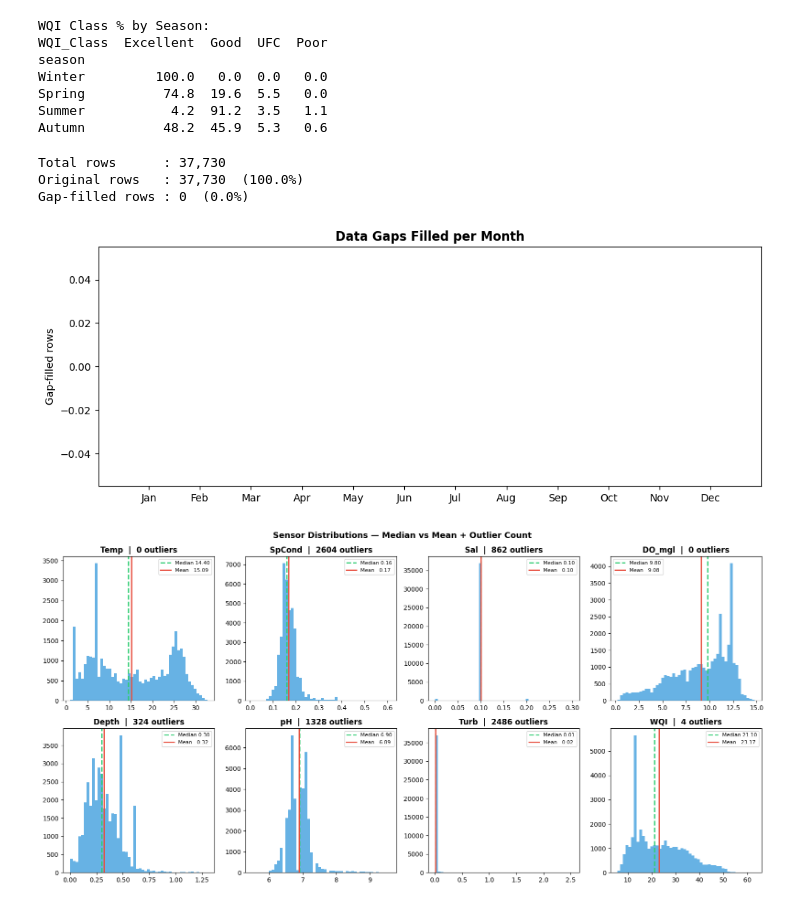
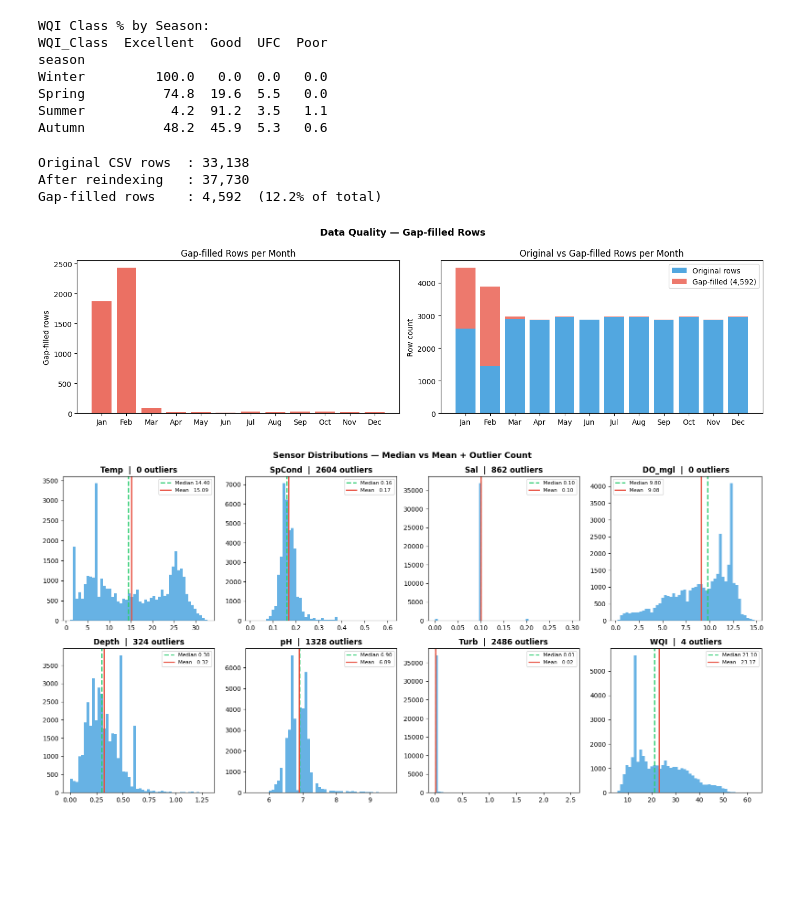
Before and after one commit to Atharva-Shinde-95/EDA_active, a Jupyter notebook: e_wqi.ipynb, the cells around one changed output. Cells and saved outputs as stored; diff of their text form; code cells hidden in the pictures; blank space fills up the shorter version.

```diff
--- a/e_wqi.ipynb
+++ b/e_wqi.ipynb
@@ -215,35 +208,57 @@ Spring          74.8  19.6  5.5   0.0
 Summer           4.2  91.2  3.5   1.1
 Autumn          48.2  45.9  5.3   0.6
 # %%
-#   "12.2% of timestamps had missing sensor data.
-#    We filled them with forward-fill and flagged each row so the model knows."
+#   "The original CSV had 33,138 rows. After reindexing to strict 30-min steps
+#    we got 37,730 rows — meaning 4,592 timestamps were missing and gap-filled."
 
-imp_cols      = [c for c in df.columns if 'was_imputed' in c]
-df['any_gap'] = df[imp_cols].any(axis=1)
+original_rows  = 33138   # rows in DS_DF_WQI_Train.csv
+reindexed_rows = len(df) # rows after asfreq('30min')
+gap_filled     = reindexed_rows - original_rows
 
-total    = len(df)
-imputed  = int(df['any_gap'].sum())
-original = total - imputed
+print(f'Original CSV rows  : {original_rows:,}')
+print(f'After reindexing   : {reindexed_rows:,}')
+print(f'Gap-filled rows    : {gap_filled:,}  ({100*gap_filled/reindexed_rows:.1f}% of total)')
 
-print(f'Total rows      : {total:,}')
-print(f'Original rows   : {original:,}  ({100*original/total:.1f}%)')
-print(f'Gap-filled rows : {imputed:,}  ({100*imputed/total:.1f}%)')
+# Show the gap visually — compare original data count per month vs expected
+df['month'] = df.index.month
+actual_per_month   = df.groupby('month').size()
+# Expected = 30-min steps per month (approx), actual readings from original file
+original_df        = pd.read_csv('DS_DF_WQI_Train.csv', index_col=0, parse_dates=True)
+original_df['month'] = original_df.index.month
+original_per_month = original_df.groupby('month').size()
+gap_per_month      = actual_per_month - original_per_month
 
-monthly_gaps = df.groupby('month')['any_gap'].sum()
+fig, axes = plt.subplots(1, 2, figsize=(14, 4))
+fig.suptitle('Data Quality — Gap-filled Rows', fontsize=13, fontweight='bold')
 
-fig, ax = plt.subplots(figsize=(10, 4))
-ax.bar(monthly_gaps.index, monthly_gaps.values, color='#e74c3c', alpha=0.75)
+# Left: bar showing gap count per month
+ax = axes[0]
+ax.bar(gap_per_month.index, gap_per_month.values, color='#e74c3c', alpha=0.8)
 ax.set_xticks(range(1, 13))
 ax.set_xticklabels(MONTH_LABELS)
 ax.set_ylabel('Gap-filled rows')
-ax.set_title('Data Gaps Filled per Month', fontweight='bold')
+ax.set_title('Gap-filled Rows per Month')
+
+# Right: stacked bar — original vs gap-filled per month
+ax2 = axes[1]
+ax2.bar(original_per_month.index, original_per_month.values,
+        color='#3498db', alpha=0.85, label='Original rows')
+ax2.bar(gap_per_month.index, gap_per_month.values,
+        bottom=original_per_month.values,
+        color='#e74c3c', alpha=0.75, label=f'Gap-filled ({gap_filled:,})')
+ax2.set_xticks(range(1, 13))
+ax2.set_xticklabels(MONTH_LABELS)
+ax2.set_ylabel('Row count')
+ax2.set_title('Original vs Gap-filled Rows per Month')
+ax2.legend()
+
 plt.tight_layout()
 plt.show()
 # %% [output]
-Total rows      : 37,730
-Original rows   : 37,730  (100.0%)
-Gap-filled rows : 0  (0.0%)
+Original CSV rows  : 33,138
+After reindexing   : 37,730
+Gap-filled rows    : 4,592  (12.2% of total)
-[figure, old version]
+[figure, new version]
 # %%
 #   "Most sensors are clean and well-behaved.
 #    Turbidity has extreme spikes — likely real storm events, not errors."
```
Also changed, not shown: parts of 1 cell of this notebook.
